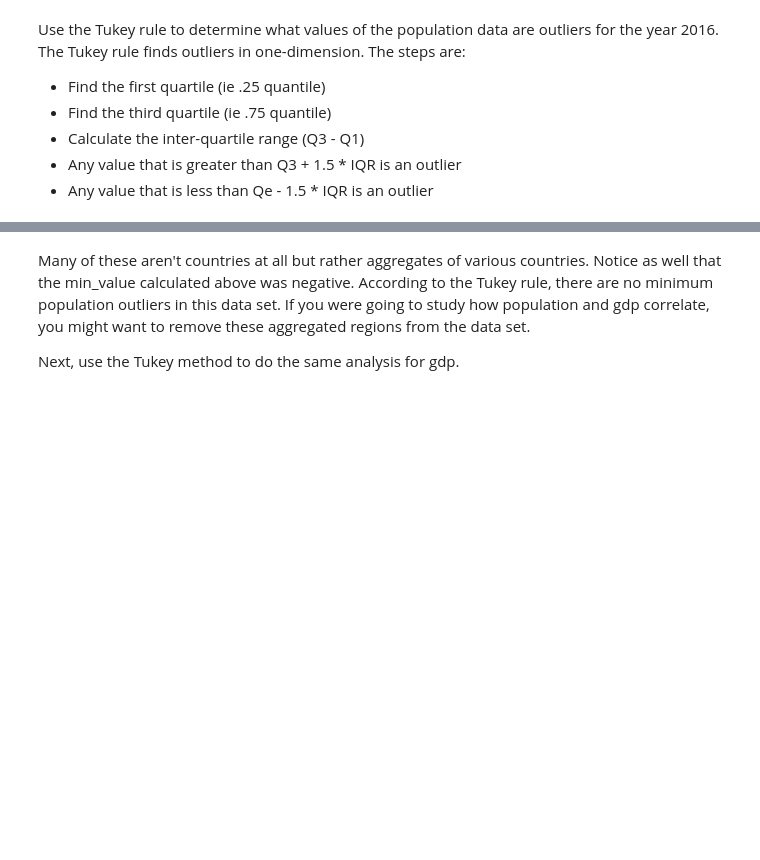
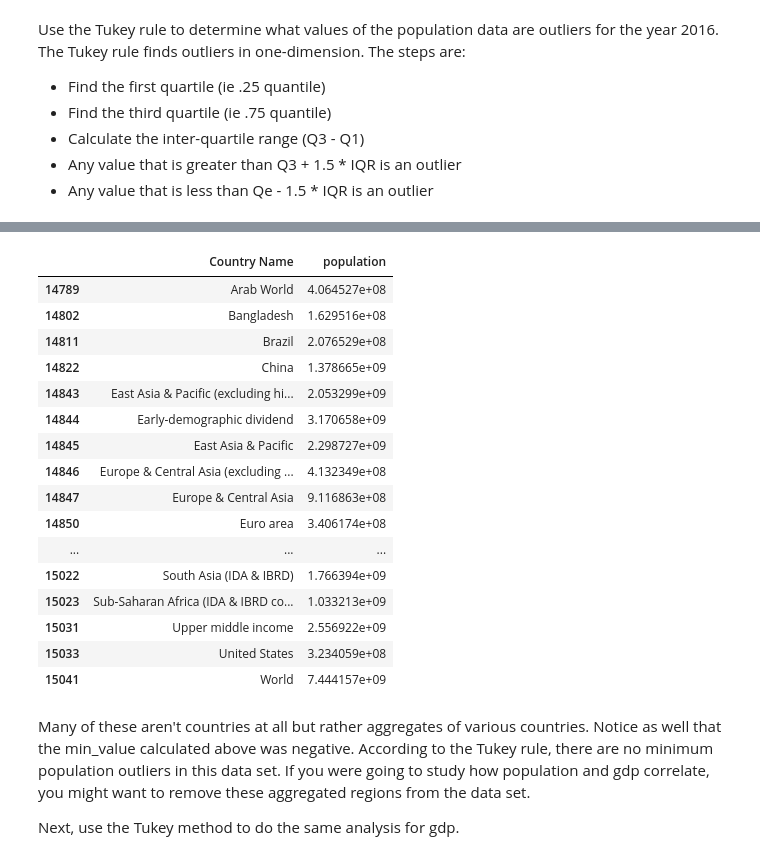
Before and after one commit to RobertZ-dev/Udacity_DSND, a Jupyter notebook: lessons/ETLPipelines/13_outlierspart1_exercise/13_outliers_exercise.ipynb, the cells around one changed output, grey strips where cells are left out. Saved outputs shown, nothing was run; the diff lists cells and outputs as text; code cells hidden in the pictures; blank space fills up the shorter version.

```diff
--- a/lessons/ETLPipelines/13_outlierspart1_exercise/13_outliers_exercise.ipynb
+++ b/lessons/ETLPipelines/13_outlierspart1_exercise/13_outliers_exercise.ipynb
@@ -235,3 +327,24 @@ population_outliers
+# %%
+population_outliers = population_2016[(population_2016['population'] > max_value[0]) | (population_2016['population'] < min_value[0])]
+population_outliers
+# %% [output]
+|  | Country Name | population |
+| 14789 | Arab World | 4.064527e+08 |
+| 14802 | Bangladesh | 1.629516e+08 |
+| 14811 | Brazil | 2.076529e+08 |
+| 14822 | China | 1.378665e+09 |
+| 14843 | East Asia & Pacific (excluding hi... | 2.053299e+09 |
+| 14844 | Early-demographic dividend | 3.170658e+09 |
+| 14845 | East Asia & Pacific | 2.298727e+09 |
+| 14846 | Europe & Central Asia (excluding ... | 4.132349e+08 |
+| 14847 | Europe & Central Asia | 9.116863e+08 |
+| 14850 | Euro area | 3.406174e+08 |
+| ... | ... | ... |
+| 15022 | South Asia (IDA & IBRD) | 1.766394e+09 |
+| 15023 | Sub-Saharan Africa (IDA & IBRD co... | 1.033213e+09 |
+| 15031 | Upper middle income | 2.556922e+09 |
+| 15033 | United States | 3.234059e+08 |
+| 15041 | World | 7.444157e+09 |
 # %% [markdown]
 Many of these aren't countries at all but rather aggregates of various countries. Notice as well that the min_value calculated above was negative. According to the Tukey rule, there are no minimum population outliers in this data set. If you were going to study how population and gdp correlate, you might want to remove these aggregated regions from the data set.
 
```
Also changed, not shown: parts of 10 cells of this notebook.
